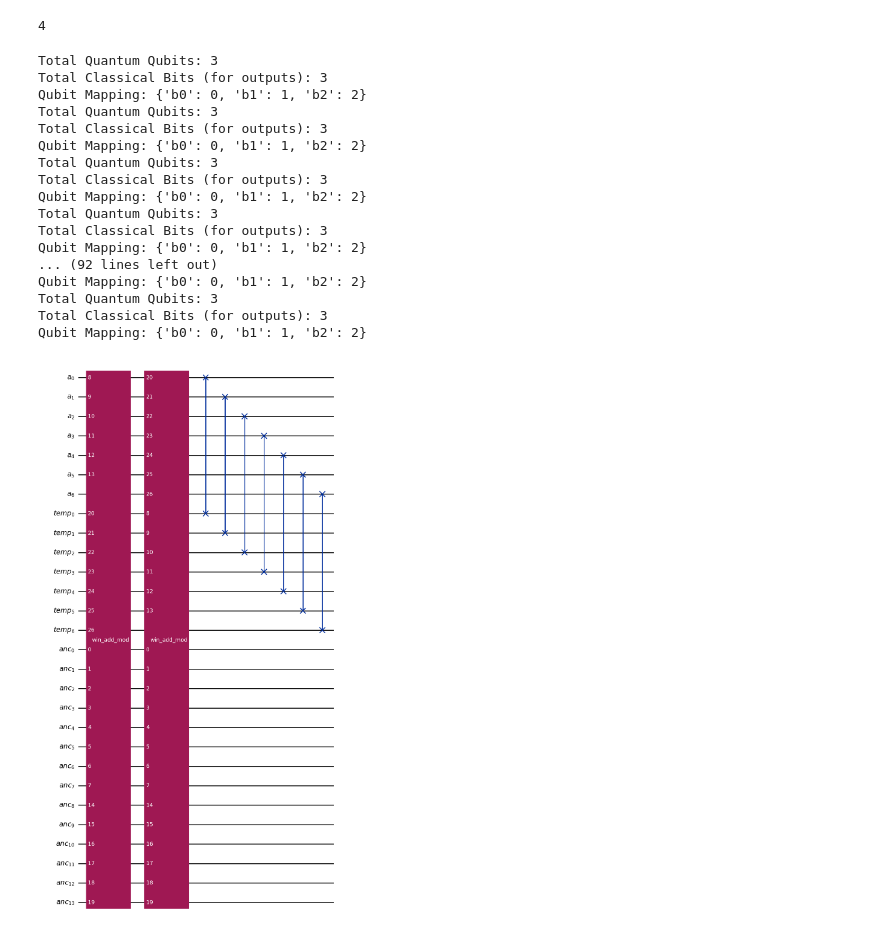
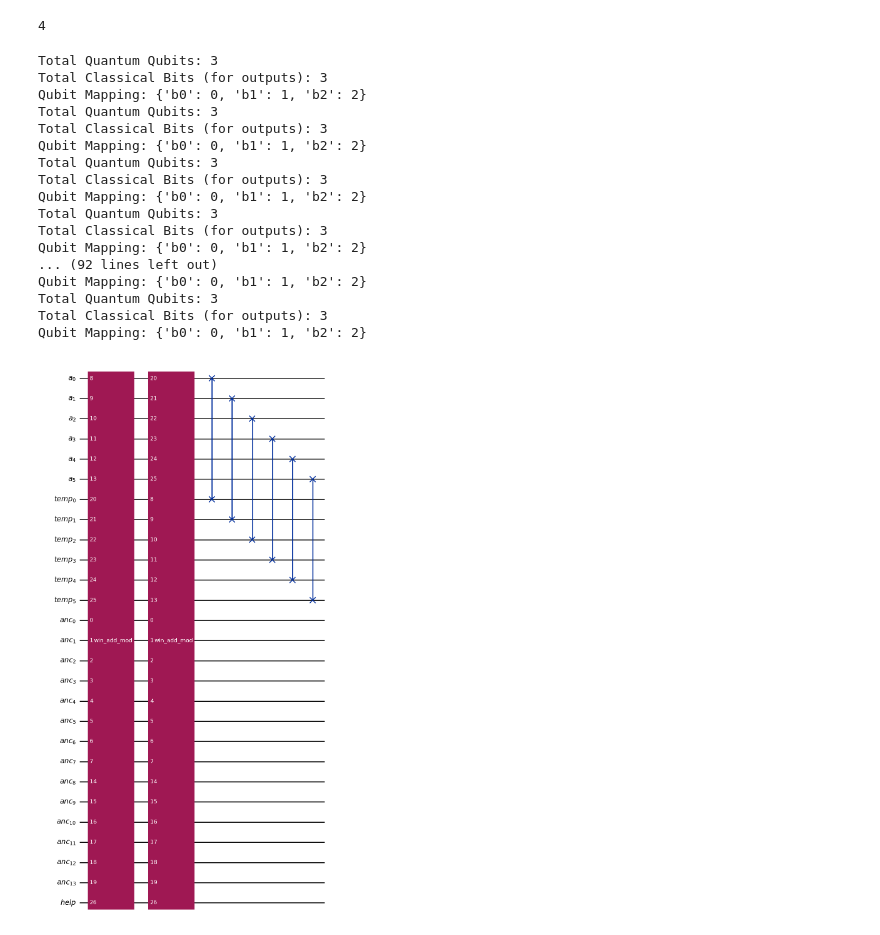
Before and after one commit to Flirm/quantum-circuits-implementation, a Jupyter notebook: implementations/windowed_arithmetic/notebooks/windowed_a.ipynb, the cells around one changed output. Cells and saved outputs as stored; diff of their text form; code cells hidden in the pictures.

Commit message:
new reg help for cOut

```diff
--- a/implementations/windowed_arithmetic/notebooks/windowed_a.ipynb
+++ b/implementations/windowed_arithmetic/notebooks/windowed_a.ipynb
@@ -2599,38 +2599,39 @@ print(modinv(3, 11))
 # %%
 def win_mult_mod(N: int, w: int, n: int, k: int ):
 
-    reg_a = QuantumRegister(n+1, 'a')
-    reg_temp = QuantumRegister(n+1, 'temp')
+    reg_a = QuantumRegister(n, 'a')
+    reg_temp = QuantumRegister(n, 'temp')
+    reg_help = QuantumRegister(1, 'help') # used as cOut for adder
     reg_anc = QuantumRegister(2*n+2, 'anc')
 
-    quantum_circuit = QuantumCircuit(reg_a, reg_temp, reg_anc, name="win_mult_mod")
+    quantum_circuit = QuantumCircuit(reg_a, reg_temp, reg_anc, reg_help, name="win_mult_mod")
 
-    quantum_circuit.append(win_add_mod(N, w, n, k), reg_anc[0:n+2] + reg_a[0:n] + reg_anc[n+2:] + reg_temp[:])
-    quantum_circuit.append(win_add_mod(N, w, n, modinv(k, 11)), reg_anc[0:n+2] + reg_temp[0:n] + reg_anc[n+2:] + reg_a[:])
+    quantum_circuit.append(win_add_mod(N, w, n, k), reg_anc[0:n+2] + reg_a[:] + reg_anc[n+2:] + reg_temp[:] + reg_help[:])
+    quantum_circuit.append(win_add_mod(N, w, n, modinv(k, 11)), reg_anc[0:n+2] + reg_temp[:] + reg_anc[n+2:] + reg_a[:] + reg_help[:])
     quantum_circuit.swap(reg_a, reg_temp)
 
     #win add where y = reg a, out = reg temp, k = k
     #win add where y = reg temp, out = reg a, k = (-k)^-1
     #swap reg a, reg temp
     return quantum_circuit
 
 win_mult_mod(35,2,6,2).draw("mpl")
 # %% [output]
 Total Quantum Qubits: 3
 Total Classical Bits (for outputs): 3
 Qubit Mapping: {'b0': 0, 'b1': 1, 'b2': 2}
 Total Quantum Qubits: 3
 Total Classical Bits (for outputs): 3
 Qubit Mapping: {'b0': 0, 'b1': 1, 'b2': 2}
 Total Quantum Qubits: 3
 Total Classical Bits (for outputs): 3
 Qubit Mapping: {'b0': 0, 'b1': 1, 'b2': 2}
 Total Quantum Qubits: 3
 Total Classical Bits (for outputs): 3
 Qubit Mapping: {'b0': 0, 'b1': 1, 'b2': 2}
 ... (92 lines left out)
 Qubit Mapping: {'b0': 0, 'b1': 1, 'b2': 2}
 Total Quantum Qubits: 3
 Total Classical Bits (for outputs): 3
 Qubit Mapping: {'b0': 0, 'b1': 1, 'b2': 2}
-[figure, old version]
+[figure, new version]
```
Also changed, not shown: parts of 1 cell of this notebook.
